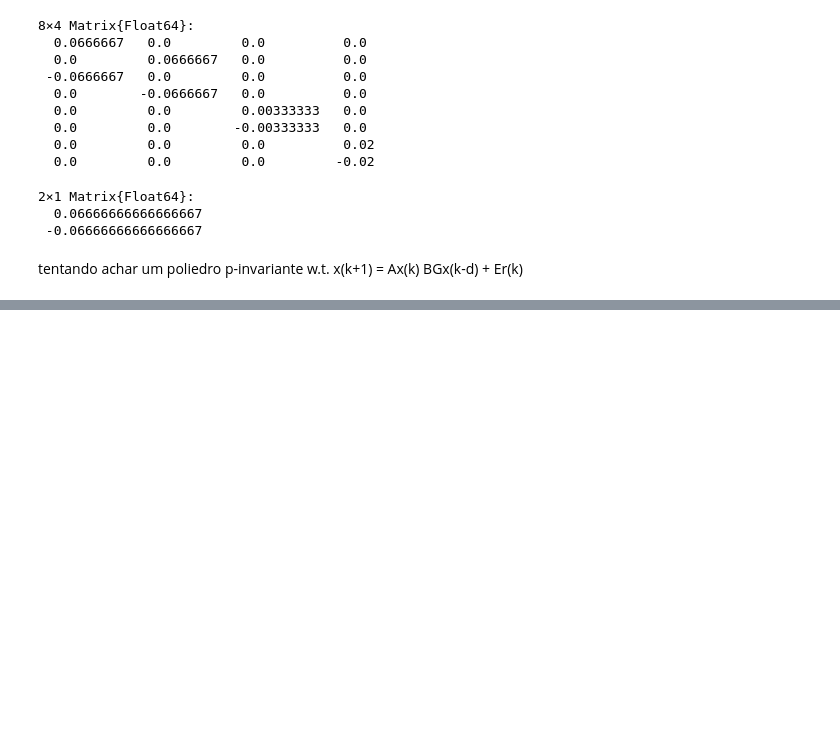
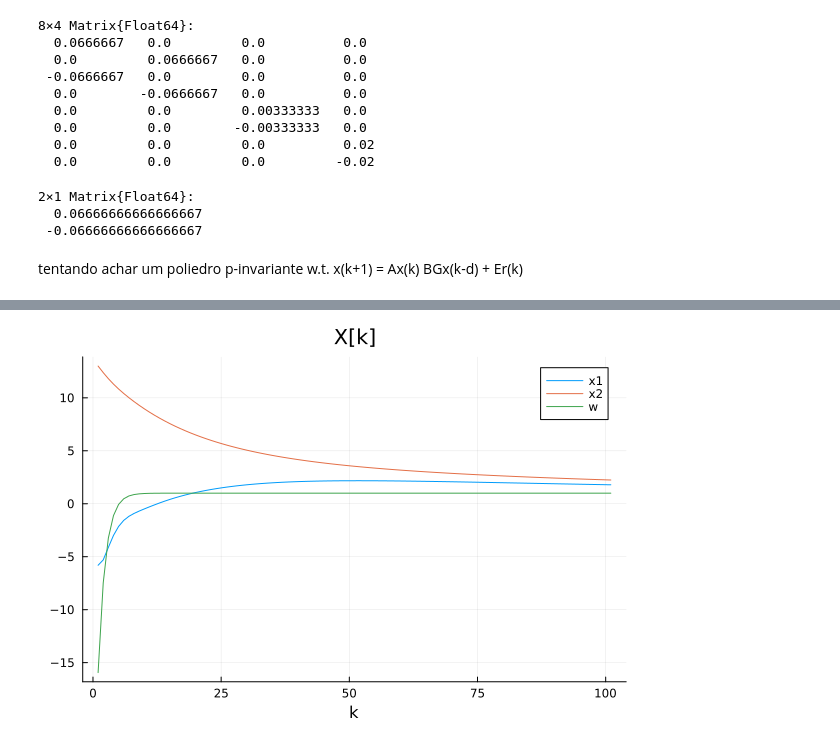
Before and after one commit to Nicholas-Wallace/Polyhedron, a Jupyter notebook: segref_delay.ipynb, the cells around one changed output, grey strips where cells are left out. Drawn from its saved outputs; the diff is of its cells as text; code cells hidden in the pictures; blank space fills up the shorter version.

```diff
--- a/segref_delay.ipynb
+++ b/segref_delay.ipynb
@@ -143,0 +248,7 @@ Poly.plot_poly(F, ones(6))
+# %%
+plot(hcat(hcat(x1, x2), w),
+     label=["x1" "x2" "w"],
+     xlabel="k",
+     title="X[k]")
+# %% [output]
+[figure, added]
```
Also changed, not shown: parts of 22 cells of this notebook.
